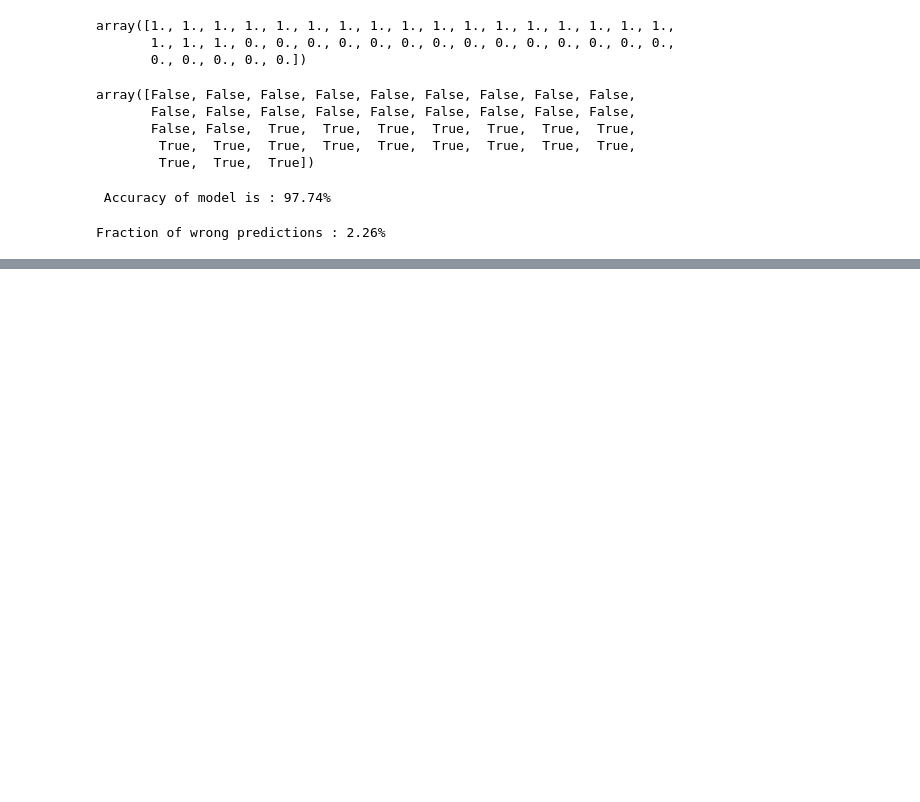
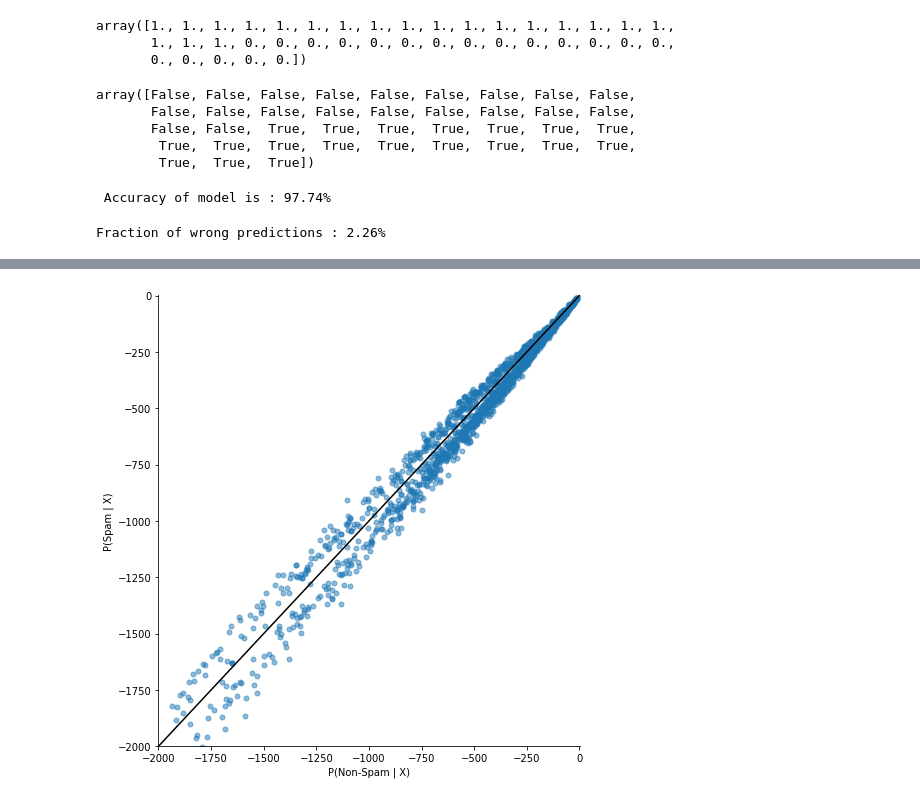
Before and after one commit to Nagaraj-U/Spam-Email-Classifier, a Jupyter notebook: Spam classifier - Testing and Evaluation.ipynb, the cells around one changed output, grey strips where cells are left out. Drawn from its saved outputs; the diff is of its cells as text; code cells hidden in the pictures; blank space fills up the shorter version.

```diff
--- a/Spam classifier - Testing and Evaluation.ipynb
+++ b/Spam classifier - Testing and Evaluation.ipynb
@@ -261,0 +349,16 @@ Fraction of wrong predictions : 2.26%
+# %%
+sns.set_style='whitegrid'
+labels = 'Actual category'
+
+#creating DF with xaxis_label : column names for ham probs , yaxis_label : column names for spam, labels :column name for labels
+summary_df = pd.DataFrame({xaxis_label : joint_log_ham,yaxis_label : joint_log_spam, labels : y_test}) #concatinating all three
+# %%
+
+sns.lmplot(x=xaxis_label,y=yaxis_label,data=summary_df, size=7,fit_reg=False,
+          scatter_kws={'alpha': 0.5 , 's' : 25})
+plt.xlim([-2000,1])  # reducing limits to get clear scatters
+plt.ylim([-2000,1])
+plt.plot(linedata,linedata,color='black')
+plt.show()
+# %% [output]
+[figure, added]
```
Also changed, not shown: parts of 21 cells of this notebook.
